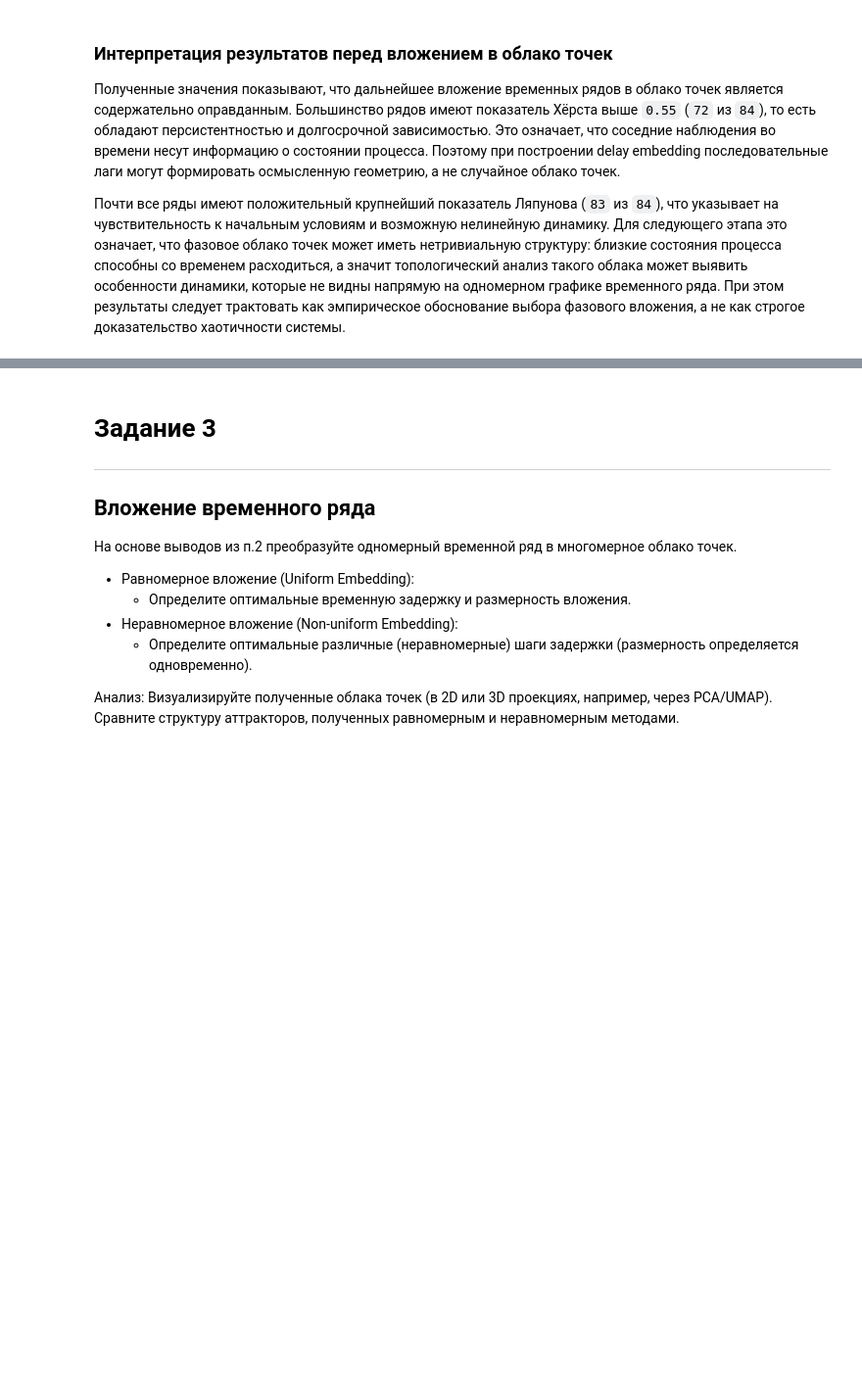
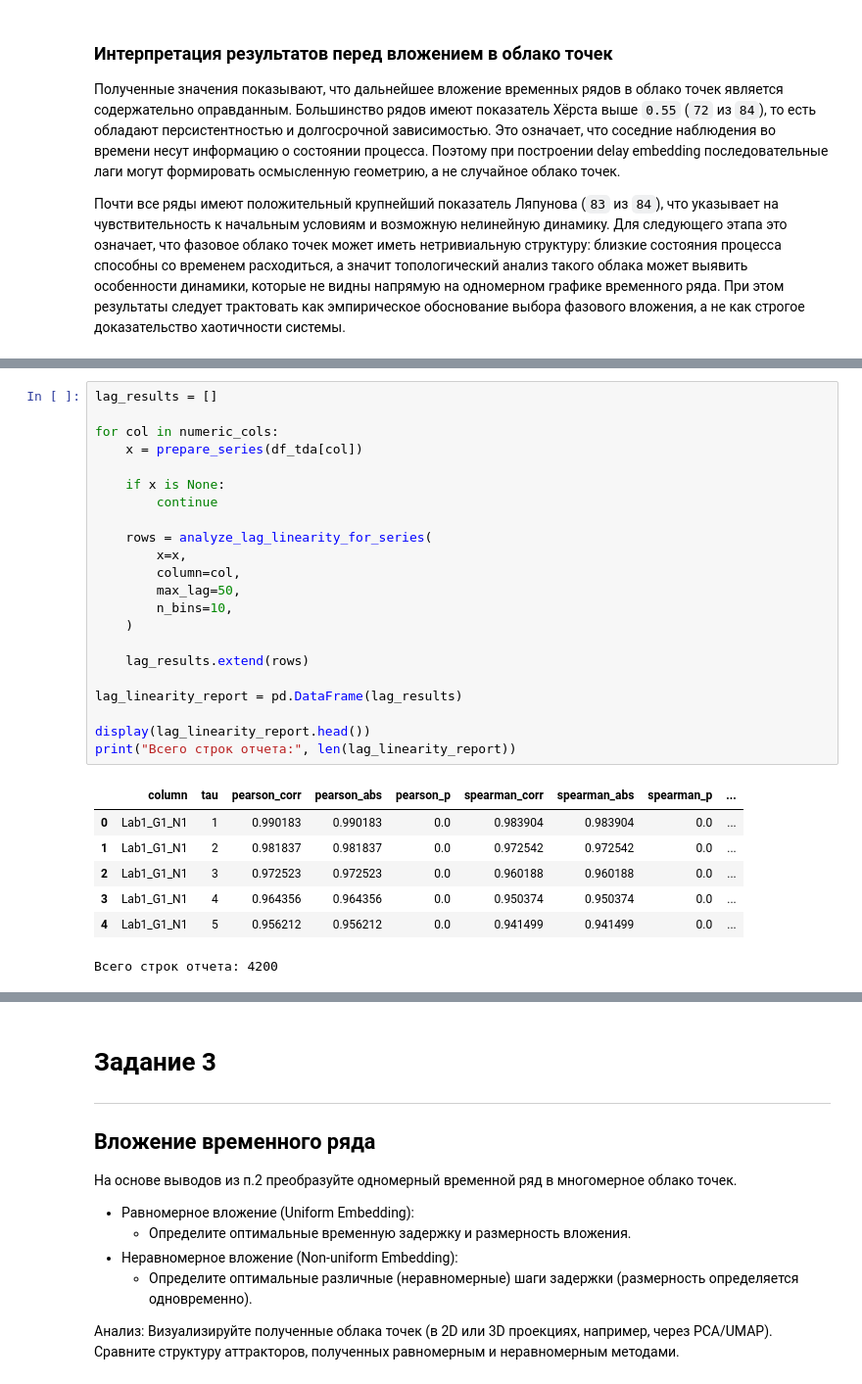
Before and after one commit to timofeevAS/tda-2026, a Jupyter notebook: tda.ipynb, the cells around one changed output, grey strips where cells are left out. Shown at 98% size. Drawn from its saved outputs; the diff is of its cells as text; blank space fills up the shorter version.

```diff
--- a/tda.ipynb
+++ b/tda.ipynb
@@ -239,0 +334,30 @@ display(process_report["lyapunov_type"].value_counts().to_frame("count"))
+# %%
+lag_results = []
+
+for col in numeric_cols:
+    x = prepare_series(df_tda[col])
+
+    if x is None:
+        continue
+
+    rows = analyze_lag_linearity_for_series(
+        x=x,
+        column=col,
+        max_lag=50,
+        n_bins=10,
+    )
+
+    lag_results.extend(rows)
+
+lag_linearity_report = pd.DataFrame(lag_results)
+
+display(lag_linearity_report.head())
+print("Всего строк отчета:", len(lag_linearity_report))
+# %% [output]
+|  | column | tau | pearson_corr | pearson_abs | pearson_p | spearman_corr | spearman_abs | spearman_p | ... |
+| 0 | Lab1_G1_N1 | 1 | 0.990183 | 0.990183 | 0.0 | 0.983904 | 0.983904 | 0.0 | ... |
+| 1 | Lab1_G1_N1 | 2 | 0.981837 | 0.981837 | 0.0 | 0.972542 | 0.972542 | 0.0 | ... |
+| 2 | Lab1_G1_N1 | 3 | 0.972523 | 0.972523 | 0.0 | 0.960188 | 0.960188 | 0.0 | ... |
+| 3 | Lab1_G1_N1 | 4 | 0.964356 | 0.964356 | 0.0 | 0.950374 | 0.950374 | 0.0 | ... |
+| 4 | Lab1_G1_N1 | 5 | 0.956212 | 0.956212 | 0.0 | 0.941499 | 0.941499 | 0.0 | ... |
+Всего строк отчета: 4200
```
Also changed, not shown: parts of 7 cells of this notebook.
